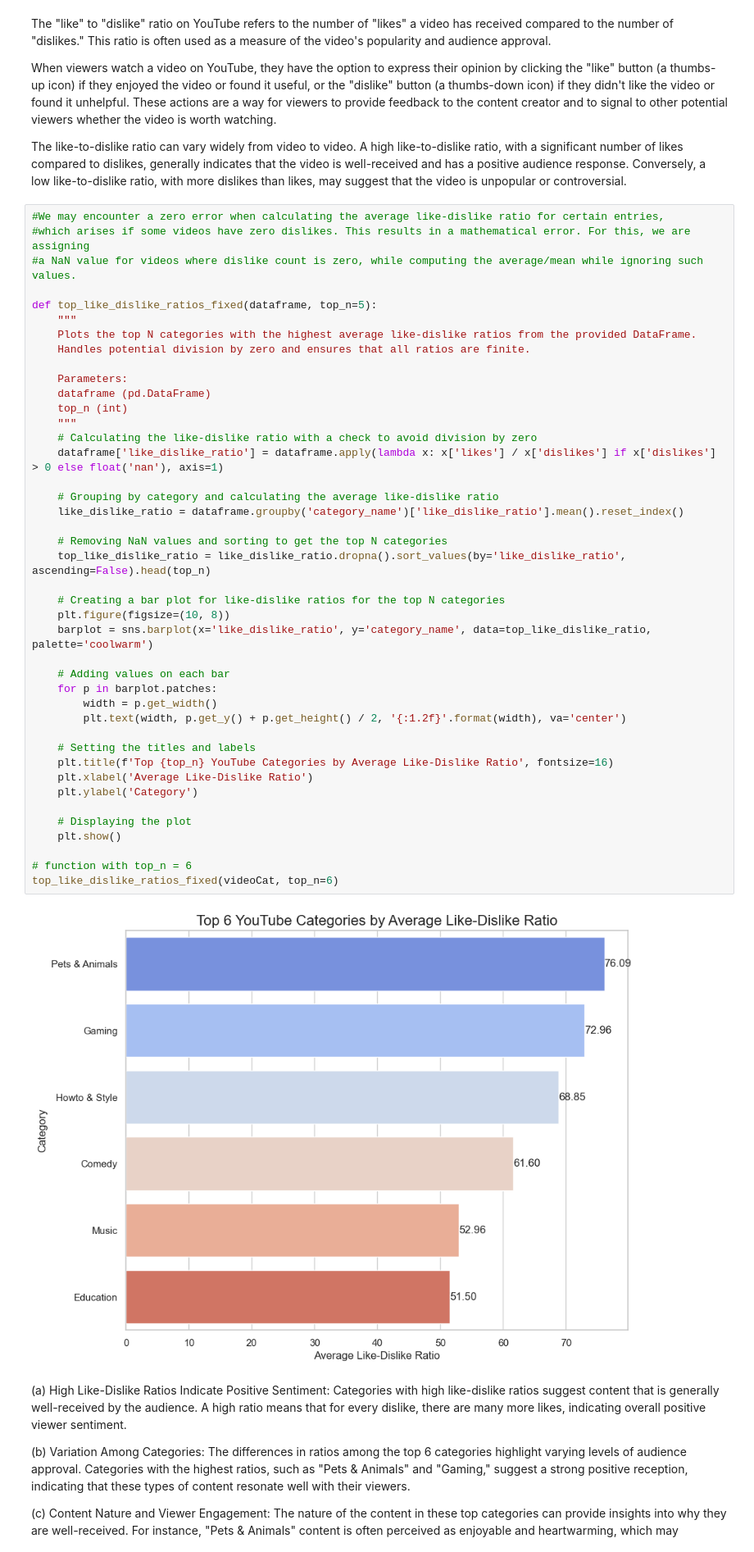
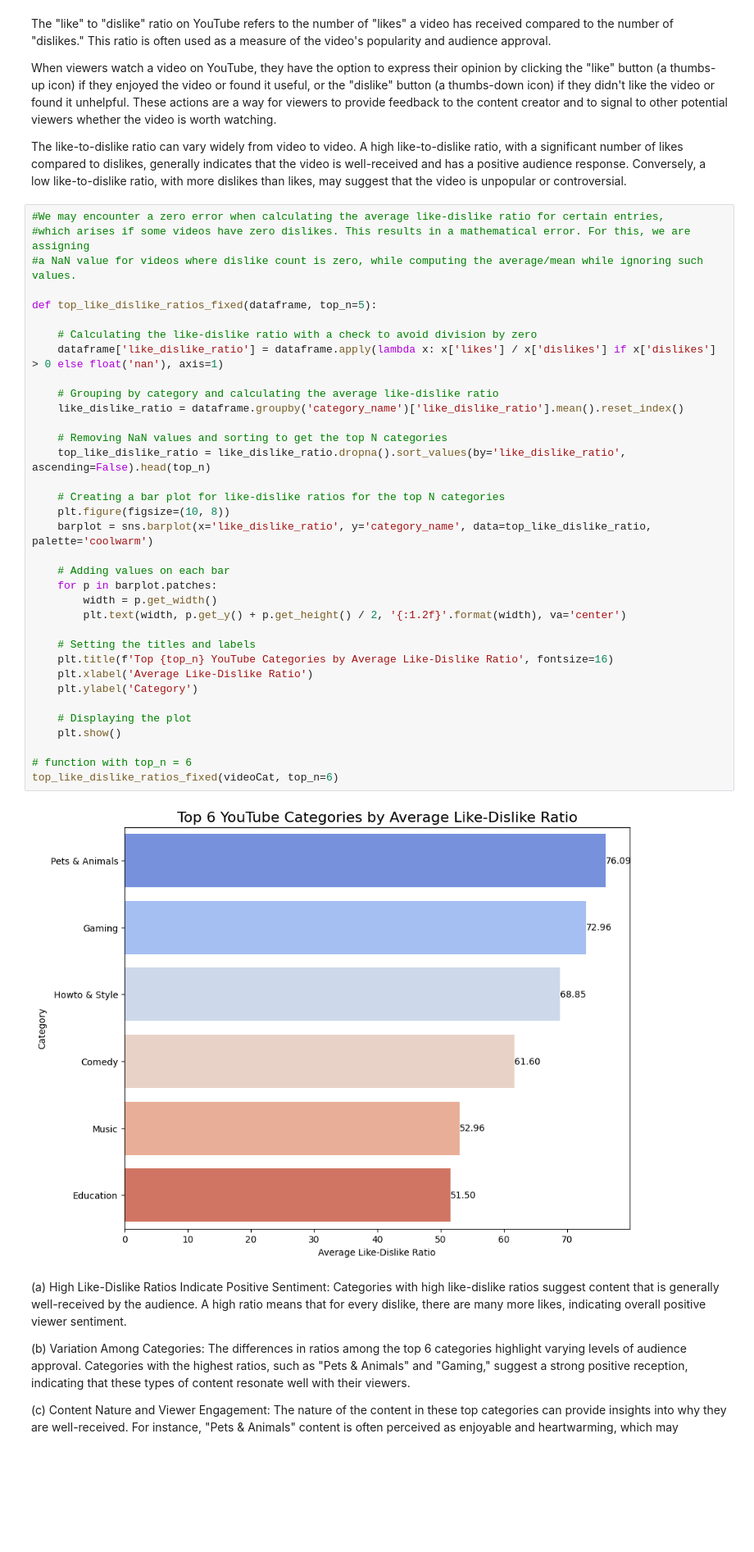
Before and after one commit to aishpatil655/Trending_youtube_Video, a Jupyter notebook: Factor Affecting youtube Videos.ipynb, the cells around one changed output. Shown at 82% size. Saved outputs shown, nothing was run; the diff lists cells and outputs as text; blank space fills up the shorter version.

```diff
--- a/Factor Affecting youtube Videos.ipynb
+++ b/Factor Affecting youtube Videos.ipynb
@@ -1659,44 +1649,37 @@ The like-to-dislike ratio can vary widely from video to video. A high like-to-di
 #a NaN value for videos where dislike count is zero, while computing the average/mean while ignoring such values.
 
 def top_like_dislike_ratios_fixed(dataframe, top_n=5):
-    """
-    Plots the top N categories with the highest average like-dislike ratios from the provided DataFrame.
-    Handles potential division by zero and ensures that all ratios are finite.
 
-    Parameters:
-    dataframe (pd.DataFrame)
-    top_n (int)
-    """
     # Calculating the like-dislike ratio with a check to avoid division by zero
     dataframe['like_dislike_ratio'] = dataframe.apply(lambda x: x['likes'] / x['dislikes'] if x['dislikes'] > 0 else float('nan'), axis=1)
 
     # Grouping by category and calculating the average like-dislike ratio
     like_dislike_ratio = dataframe.groupby('category_name')['like_dislike_ratio'].mean().reset_index()
 
     # Removing NaN values and sorting to get the top N categories
     top_like_dislike_ratio = like_dislike_ratio.dropna().sort_values(by='like_dislike_ratio', ascending=False).head(top_n)
 
     # Creating a bar plot for like-dislike ratios for the top N categories
     plt.figure(figsize=(10, 8))
     barplot = sns.barplot(x='like_dislike_ratio', y='category_name', data=top_like_dislike_ratio, palette='coolwarm')
 
     # Adding values on each bar
     for p in barplot.patches:
         width = p.get_width()
         plt.text(width, p.get_y() + p.get_height() / 2, '{:1.2f}'.format(width), va='center')
 
     # Setting the titles and labels
     plt.title(f'Top {top_n} YouTube Categories by Average Like-Dislike Ratio', fontsize=16)
     plt.xlabel('Average Like-Dislike Ratio')
     plt.ylabel('Category')
 
     # Displaying the plot
     plt.show()
 
 # function with top_n = 6
 top_like_dislike_ratios_fixed(videoCat, top_n=6)
 # %% [output]
-[figure, old version]
+[figure, new version]
 # %% [markdown]
 (a) High Like-Dislike Ratios Indicate Positive Sentiment: Categories with high like-dislike ratios suggest content that is generally well-received by the audience. A high ratio means that for every dislike, there are many more likes, indicating overall positive viewer sentiment.
 
```
Also changed, not shown: parts of 5 cells of this notebook.
